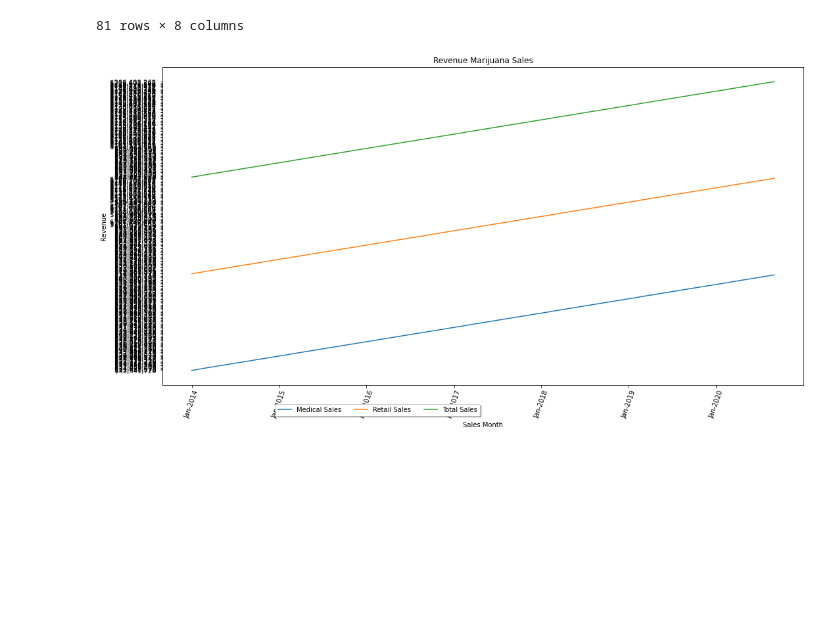
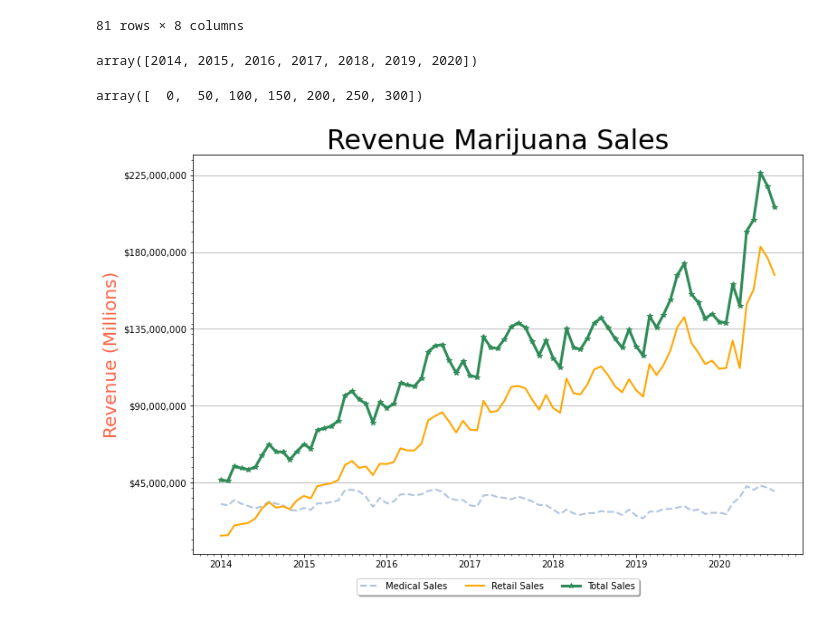
Before and after one commit to julieheadlee/bootcamp_quad, a Jupyter notebook: Total_Sales.ipynb, the cells around one changed output. Cells and saved outputs as stored; diff of their text form; code cells hidden in the pictures; blank space fills up the shorter version.

```diff
--- a/Total_Sales.ipynb
+++ b/Total_Sales.ipynb
@@ -35,45 +35,59 @@ sales_df
 | 79 | 8/1/2020 | $42,034,746 | $292,507,353 | $176,566,595 | $1,130,818,741 | $218,601,341 | ... |
 | 80 | 9/1/2020 | $39,941,149 | $332,448,501 | $166,547,119 | $1,297,365,860 | $206,488,268 | ... |
 81 rows × 8 columns
+# %%
+x = [2014, 2015, 2016, 2017, 2018, 2019, 2020]
+x_axis = np.arange(2014, 2021, 1)
+x_axis
+# %% [output]
+array([2014, 2015, 2016, 2017, 2018, 2019, 2020])
+# %%
+y = [0, 50, 100, 150, 200, 250, 300]
+y_axis = np.arange(0, 350, 50)
+y_axis
+# %% [output]
+array([  0,  50, 100, 150, 200, 250, 300])
 # %%
+import matplotlib.dates as mdate
+from matplotlib.ticker import (MultipleLocator, FormatStrFormatter,AutoMinorLocator, StrMethodFormatter)
+
 # Get data correctly from pandas
 dates = sales_df["Sales Month"].values
 x_values = [dt.datetime.strptime(date, '%m/%d/%Y').date() for date in dates]
 y_values1 = sales_df["Monthly Sales"].replace('[\$,]', '', regex=True).astype(float)
 y_values2 = sales_df["Monthly Sales.1"].replace('[\$,]', '', regex=True).astype(float)
 y_values3 = sales_df["Monthly Sales.2"].replace('[\$,]', '', regex=True).astype(float)
 
 # Formates date to Month-Year
-ax = plt.axes()
-date_form = DateFormatter("%b-%Y")
-ax.xaxis.set_major_formatter(date_form)
-plt.xticks(rotation=70)
+fig, ax = plt.subplots()
 
-# Adjusts number of Y-ticks
-#yloc = plt.MaxNLocator(40)
-#ax.yaxis.set_major_locator(yloc)
+ax.xaxis.set_major_locator(mdate.YearLocator())
+ax.xaxis.set_minor_locator(mdate.MonthLocator())
 
-# X
-#xloc = plt.MaxNLocator(40)
-#ax.xaxis.set_major_locator(xloc)
+ax.yaxis.set_major_locator(MultipleLocator(45000000))
+ax.yaxis.set_major_formatter(StrMethodFormatter('${x:,.0f}'))
+ax.yaxis.set_minor_locator(MultipleLocator(6000000))
 
 # Plots data
-plt.plot(x_values, sales_df["Monthly Sales"], label = "Medical Sales")
-plt.plot(x_values, sales_df["Monthly Sales.1"], label = "Retail Sales")
-plt.plot(x_values, sales_df["Monthly Sales.2"], label = "Total Sales")
+plt.plot(x_values, y_values1, "b--", lw=2, color = "lightsteelblue", label = "Medical Sales")
+plt.plot(x_values, y_values2, color = "orange", lw=2, label = "Retail Sales")
+plt.plot(x_values, y_values3, color = "seagreen",marker ="*", lw=3, label = "Total Sales")
 
 #create title, xaxis, and yaxis
-plt.title("Revenue Marijuana Sales")
-plt.xlabel("Sales Month")
-plt.ylabel("Revenue")
+plt.title("Revenue Marijuana Sales", fontsize = 30)
+#plt.xlabel("Year", fontsize = 20, color = "tomato" )
+plt.ylabel("Revenue (Millions)", fontsize = 20, color="tomato")
 plt.tight_layout()
 
 # plays with size
-fig = plt.gcf()
-fig.set_size_inches(18.5, 10.5)
+axes = plt.gca()
+axes.yaxis.grid()
+fig.set_size_inches(14,8)
 
-# Legend
-ax.legend(loc='best', bbox_to_anchor=(0.5, -0.05), fancybox=True, shadow=True, ncol=3)
+plt.legend(loc='upper center', bbox_to_anchor=(0.5, -0.05), fancybox=True, shadow=True, ncol=5)
+
+#save image
+plt.savefig("Images/marijuana_sale.png")
 plt.show()
 # %% [output]
-[figure, old version]
+[figure, new version]
```
Also changed, not shown: parts of 1 cell of this notebook, 3 other files.
